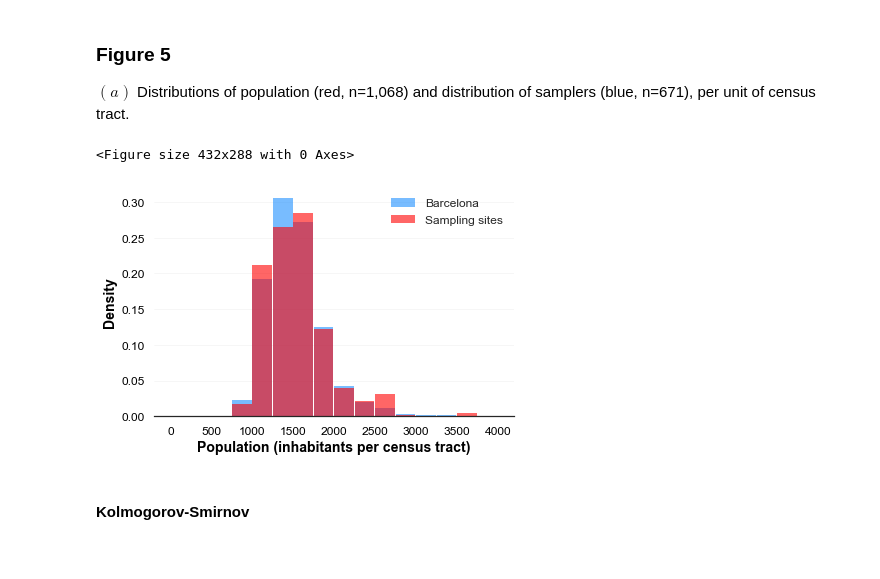
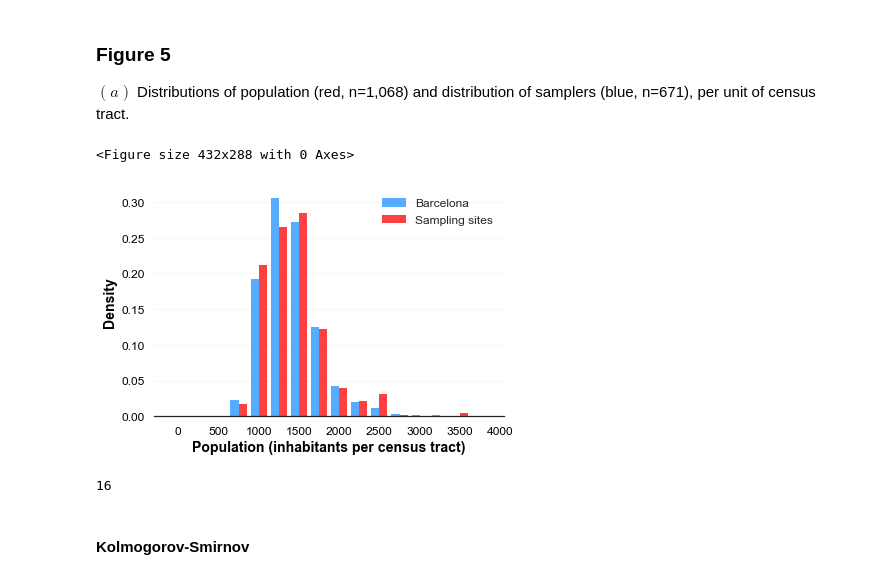
Before and after one commit to jvicens/xAire-analysis, a Jupyter notebook: DataAnalysis.ipynb, the cells around one changed output. Drawn from its saved outputs; the diff is of its cells as text; code cells hidden in the pictures.

Commit message:
Update with new version of plots

```diff
--- a/DataAnalysis.ipynb
+++ b/DataAnalysis.ipynb
@@ -145,20 +145,24 @@ $(a)$ Distributions of population (red, n=1,068) and distribution of samplers (b
 # %%
 df_xAire_tmp = df_xAire[(df_xAire['tipus']=='tràfic') | (df_xAire['tipus']=='fons')]
 
 bcn_population_plot = sns.distplot(df_population_bcn['Total'], color="red", label="Barcelona", bins=range(0,4250,250))
 bcn_population = [h.get_height() for h in bcn_population_plot.patches]
 bcn_population_norm = helper.normalization([h.get_height() for h in bcn_population_plot.patches])
 
 # population density xaire: plot, counts, norm
 plt.clf()
 xaire_population_plot = sns.distplot(df_xAire_tmp["poblacio"], color="dodgerblue", label="xAire", bins=range(0,4250,250))
 xaire_population = [h.get_height() for h in xaire_population_plot.patches]
 xaire_population_norm = helper.normalization([h.get_height() for h in xaire_population_plot.patches])
 
-helper.plot_population([bcn_population_norm, xaire_population_norm])
+helper.plot_population([bcn_population_norm, xaire_population_norm], kind='double')
 # %% [output]
 <Figure size 432x288 with 0 Axes>
-[figure, old version]
+[figure, new version]
+# %%
+len(list(range(-250, 3750, 250)))
+# %% [output]
+16
 # %% [markdown]
 #### Kolmogorov-Smirnov
 # %%
```
Also changed, not shown: parts of 3 cells of this notebook, 10 other files.
